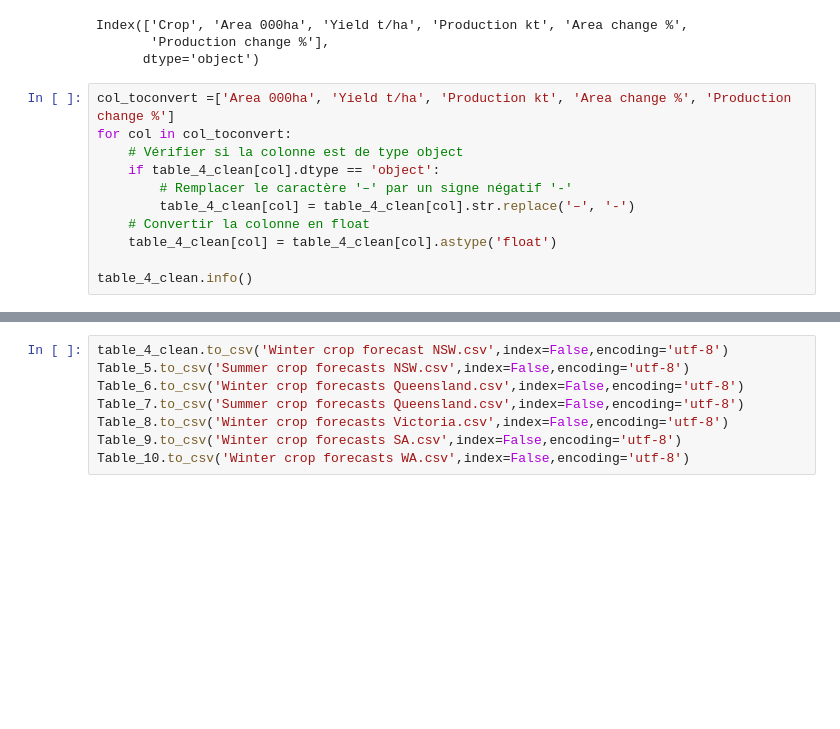
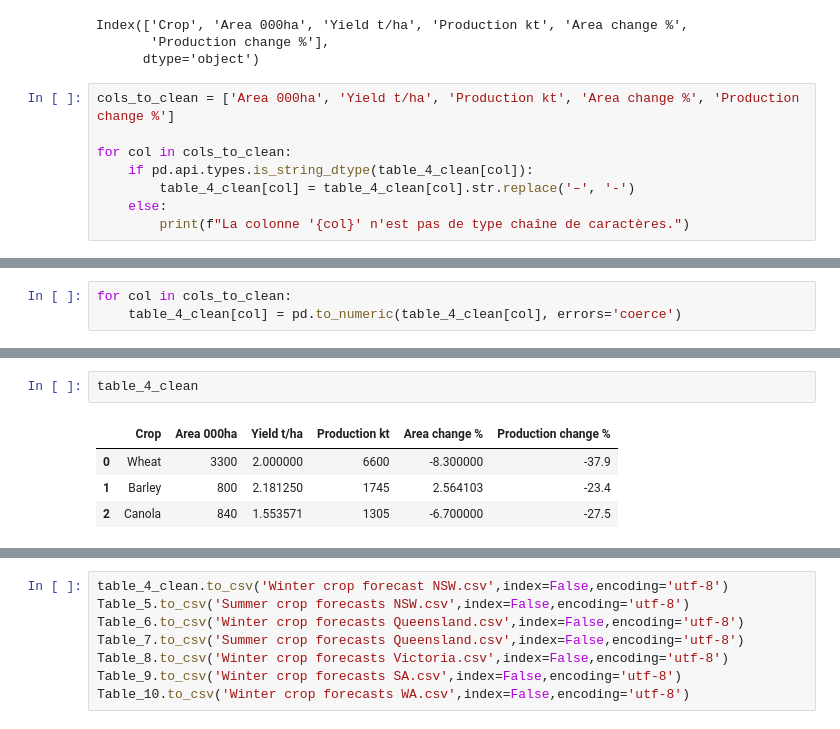
Before and after one commit to Moisebea/Crop_Report, a Jupyter notebook: OneDrive/Documents/Bureau/ABARES Dec Crop Report/Scraped_and_cleaned_data.ipynb, the cells around one changed output, grey strips where cells are left out. Drawn from its saved outputs; the diff is of its cells as text; blank space fills up the shorter version.

```diff
--- a/OneDrive/Documents/Bureau/ABARES Dec Crop Report/Scraping_data.ipynb
+++ b/OneDrive/Documents/Bureau/ABARES Dec Crop Report/Scraped_and_cleaned_data.ipynb
@@ -799,13 +775,10 @@ Index(['Crop', 'Area 000ha', 'Yield t/ha', 'Production kt', 'Area change %',
        'Production change %'],
       dtype='object')
 # %%
-col_toconvert =['Area 000ha', 'Yield t/ha', 'Production kt', 'Area change %', 'Production change %']
-for col in col_toconvert:
-    # Vérifier si la colonne est de type object
-    if table_4_clean[col].dtype == 'object':
-        # Remplacer le caractère '–' par un signe négatif '-'
+cols_to_clean = ['Area 000ha', 'Yield t/ha', 'Production kt', 'Area change %', 'Production change %']
+
+for col in cols_to_clean:
+    if pd.api.types.is_string_dtype(table_4_clean[col]):
         table_4_clean[col] = table_4_clean[col].str.replace('–', '-')
-    # Convertir la colonne en float
-    table_4_clean[col] = table_4_clean[col].astype('float')
-
-table_4_clean.info()
+    else:
+        print(f"La colonne '{col}' n'est pas de type chaîne de caractères.")
@@ -813,0 +785,3 @@ AttributeError: Can only use .str accessor with string values!
+# %%
+for col in cols_to_clean:
+    table_4_clean[col] = pd.to_numeric(table_4_clean[col], errors='coerce')
@@ -814,3 +804,10 @@ AttributeError: Can only use .str accessor with string values!
+# %%
+table_4_clean
+# %% [output]
+|  | Crop | Area 000ha | Yield t/ha | Production kt | Area change % | Production change % |
+| 0 | Wheat | 3300 | 2.000000 | 6600 | -8.300000 | -37.9 |
+| 1 | Barley | 800 | 2.181250 | 1745 | 2.564103 | -23.4 |
+| 2 | Canola | 840 | 1.553571 | 1305 | -6.700000 | -27.5 |
 # %%
 for i in range(5, 11):
     globals()[f"Table_{i}"] = pd.read_excel(fichier, sheet_name=f'Table {i}', skiprows=7, skipfooter=1)
```
Also changed, not shown: parts of 17 cells of this notebook, 6 other files.
